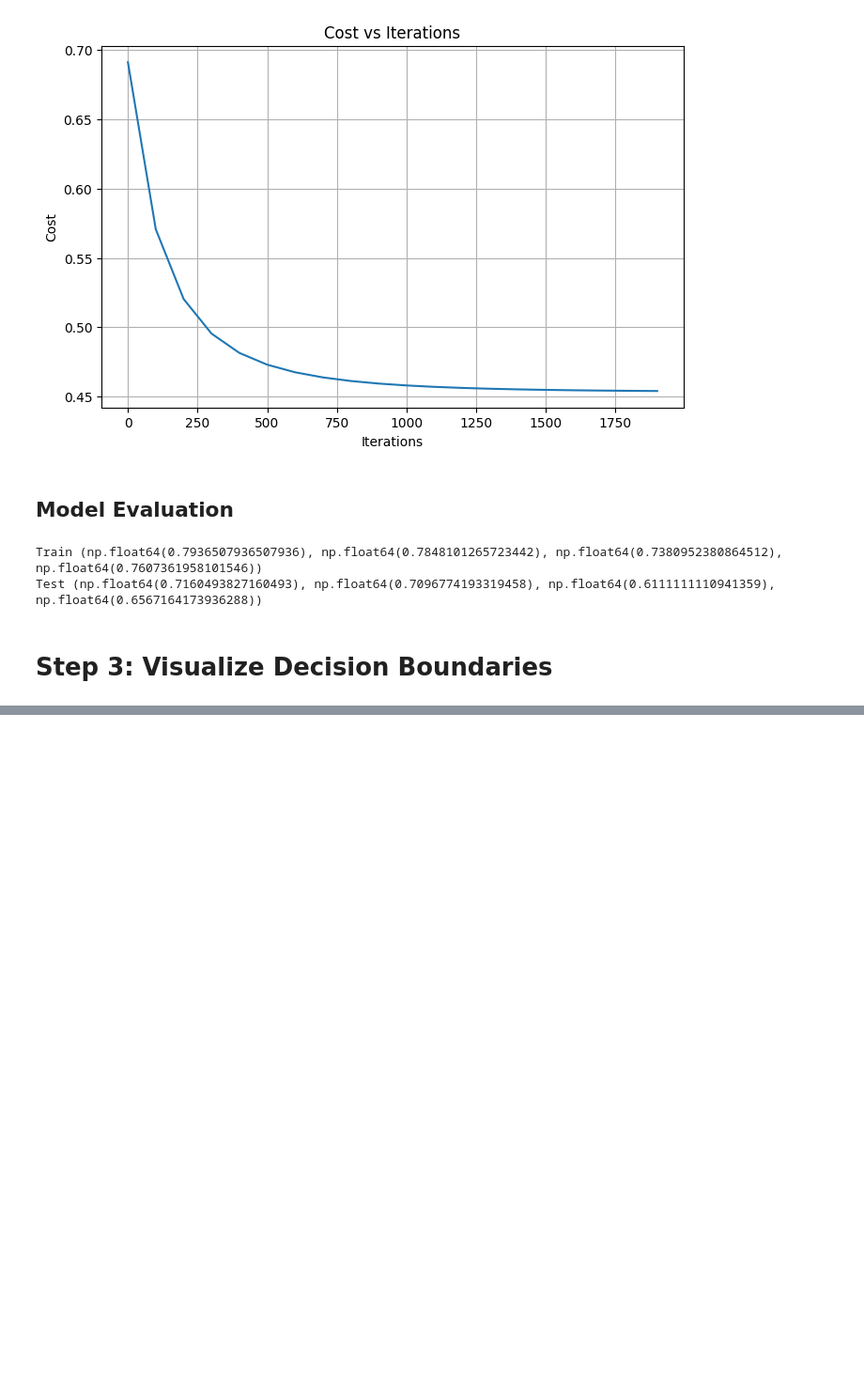
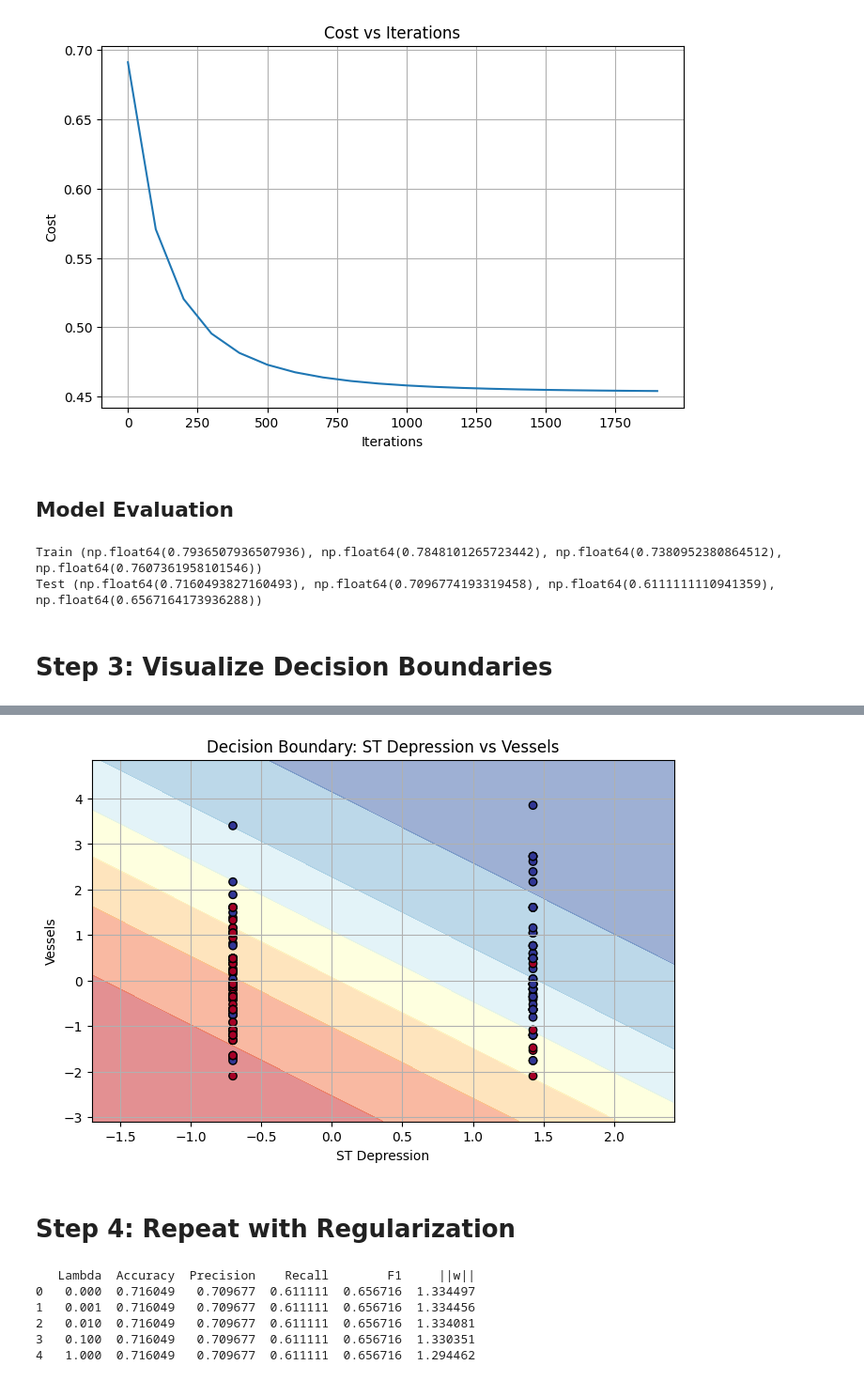
Before and after one commit to ders14028-bit/RodriguezDaniel_Heart_Disease_Risk_Prediction-Logistic_Regression_Homework, a Jupyter notebook: heart_disease_lr_analysis.ipynb, the cells around one changed output, grey strips where cells are left out. Shown at 94% size. Cells and saved outputs as stored; diff of their text form; code cells hidden in the pictures; blank space fills up the shorter version.

Commit message:
step 4 finalizado

```diff
--- a/heart_disease_lr_analysis.ipynb
+++ b/heart_disease_lr_analysis.ipynb
@@ -281,0 +310,6 @@ Test (np.float64(0.7160493827160493), np.float64(0.7096774193319458), np.float64
+# %%
+plot_decision_boundary(X_train, y_train, 4, 5, ["ST Depression","Vessels"])
+# %% [output]
+[figure, added]
+# %% [markdown]
+# Step 4: Repeat with Regularization
@@ -281,0 +352,32 @@ Test (np.float64(0.7160493827160493), np.float64(0.7096774193319458), np.float64
+# %%
+lambdas = [0, 0.001, 0.01, 0.1, 1]
+results = []
+
+
+m, n = X_train.shape
+w_init = np.zeros(n)
+b_init = 0
+
+for lam in lambdas:
+    w_r, b_r, costs_r = gradient_descent_log_reg_reg(
+        X_train, y_train, w_init, b_init, alpha=0.01, lam=lam, num_iters=2000
+    )
+
+    y_pred_train = predict(X_train, w_r, b_r)
+    y_pred_test = predict(X_test, w_r, b_r)
+
+    train_acc, train_prec, train_rec, train_f1 = metrics(y_train, y_pred_train)
+    test_acc, test_prec, test_rec, test_f1 = metrics(y_test, y_pred_test)
+
+    results.append([lam, test_acc, test_prec, test_rec, test_f1, np.linalg.norm(w_r)])
+
+
+metrics_reg = pd.DataFrame(results, columns=["Lambda","Accuracy","Precision","Recall","F1","||w||"])
+print(metrics_reg)
+# %% [output]
+   Lambda  Accuracy  Precision    Recall        F1     ||w||
+0   0.000  0.716049   0.709677  0.611111  0.656716  1.334497
+1   0.001  0.716049   0.709677  0.611111  0.656716  1.334456
+2   0.010  0.716049   0.709677  0.611111  0.656716  1.334081
+3   0.100  0.716049   0.709677  0.611111  0.656716  1.330351
+4   1.000  0.716049   0.709677  0.611111  0.656716  1.294462
```
Also changed, not shown: parts of 8 cells of this notebook.
